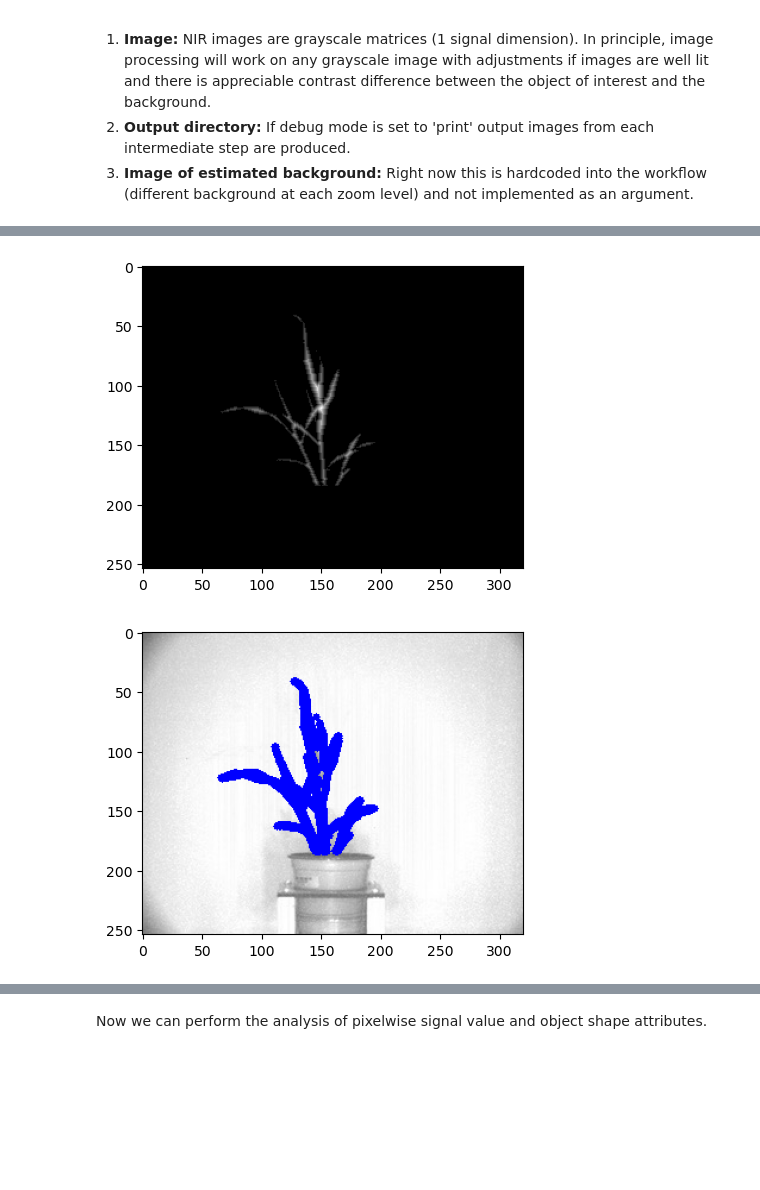
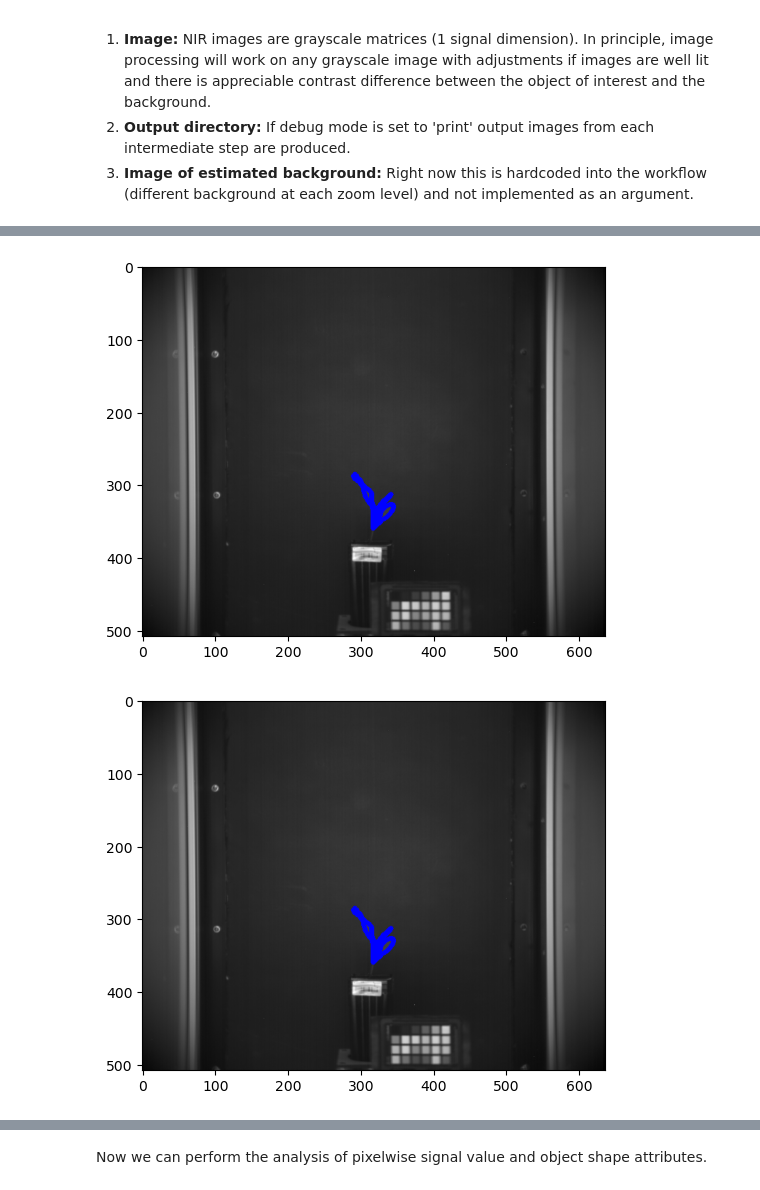
Before and after one commit to danforthcenter/plantcv-binder, a Jupyter notebook: notebooks/nir_tutorial/nir_tutorial.ipynb, the cells around one changed output, grey strips where cells are left out. Saved outputs shown, nothing was run; the diff lists cells and outputs as text; code cells hidden in the pictures; blank space fills up the shorter version.

```diff
--- a/notebooks/nir_tutorial/nir_tutorial.ipynb
+++ b/notebooks/nir_tutorial/nir_tutorial.ipynb
@@ -283,0 +83,8 @@ edge_masked_img = pcv.apply_mask(img=masked_erd, mask=bx1234_img, mask_color='bl
+# %%
+# Original grayscale img is not compatible for plotting with RGB annotations, so create a scaled copy for plotting
+
+# Inputs:
+#     gray_img  = Grayscale image data
+#     min_value = (optional) new minimum value for range of interest. default = 0
+#     max_value = (optional) new maximum value for range of interest. default = 255
+scaled_img = pcv.transform.rescale(gray_img=img, min_value=0, max_value=255)
@@ -287,5 +96,5 @@ edge_masked_img = pcv.apply_mask(img=masked_erd, mask=bx1234_img, mask_color='bl
 # Inputs:
 #   img - RGB or grayscale image data for plotting
 #   mask - Binary mask used for detecting contours
-id_objects, obj_hierarchy = pcv.find_objects(img=img, mask=edge_masked_img)
+id_objects, obj_hierarchy = pcv.find_objects(img=scaled_img, mask=cleaned_mask)
 # %% [output]
@@ -299,5 +108,5 @@ id_objects, obj_hierarchy = pcv.find_objects(img=img, mask=edge_masked_img)
 #   y - The y-coordinate of the upper left corner of the rectangle
 #   h - The height of the rectangle
 #   w - The width of the rectangle
-roi1, roi_hierarchy= pcv.roi.rectangle(img=edge_masked_img, x=100, y=45, h=130, w=100)
+roi_objects, roi_hierarchy= pcv.roi.rectangle(img=scaled_img, x=300, y=300, h=50, w=50)
 # %% [output]
@@ -313,7 +122,7 @@ roi1, roi_hierarchy= pcv.roi.rectangle(img=edge_masked_img, x=100, y=45, h=130,
 #    obj_hierarchy  = hierarchy of objects, output from pcv.find_objects function
 #    roi_type       = 'partial' (default, for partially inside the ROI), 'cutto', or
 #                     'largest' (keep only largest contour)
-roi_objects, hierarchy5, kept_mask, obj_area = pcv.roi_objects(img=edge_masked_img, roi_contour=roi1,
+kept_objects, kept_hierarchy, plant_mask, obj_area = pcv.roi_objects(img=scaled_img, roi_contour=roi_objects,
                                                                roi_hierarchy=roi_hierarchy, object_contour=id_objects,
                                                                obj_hierarchy=obj_hierarchy, roi_type='partial')
 # %% [output]
@@ -322,26 +131,12 @@ roi_objects, hierarchy5, kept_mask, obj_area = pcv.roi_objects(img=edge_masked_i
-# %%
-# We can perform a distance transformation on a binary image
-# that can assist with object segmentation
-
-# Inputs:
-#   bin_img - Binary image data
-#   distance_type - Type of distance. It can be CV_DIST_L1, CV_DIST_L2 ,
-#                   or CV_DIST_C which are 1,2 and 3 respectively.
-#   mask_size - Size of the distance transform mask. It can be 3, 5,
-#               or CV_DIST_MASK_PRECISE (the latter option is only supported
-#               by the first function). In case of the CV_DIST_L1 or
-#               CV_DIST_C distance type, the parameter is forced to 3 because
-#               a 3 by 3 mask gives the same result as 5 by 5 or any larger aperture.
-dist_img = pcv.distance_transform(bin_img=kept_mask, distance_type=1, mask_size=3)
-# %% [output]
-[figure, removed]
 # %%
 # Use the object_composition function to outline the plant
+
 # Inputs:
 #   img - RGB or grayscale image data for plotting
 #   contours - Contour list
 #   hierarchy - Contour hierarchy array
-grp_object, img_mask = pcv.object_composition(img=img, contours=roi_objects,
-                                              hierarchy=hierarchy5)
+grp_object, img_mask = pcv.object_composition(img=scaled_img, contours=kept_objects,
+                                              hierarchy=kept_hierarchy)
 # %% [output]
-[figure, old version]
+[figure, new version]
+[figure, added]
```
Also changed, not shown: parts of 39 cells of this notebook.
